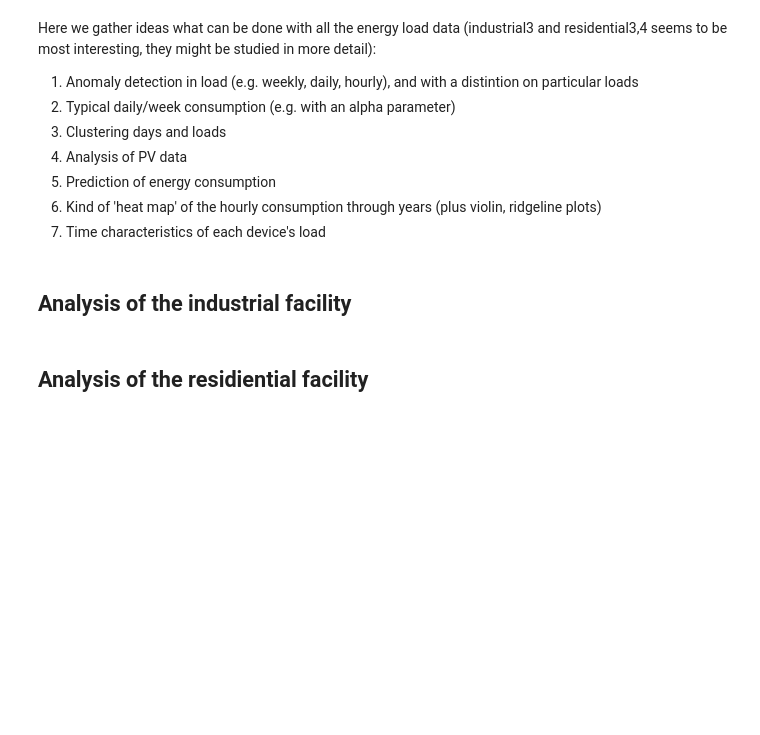
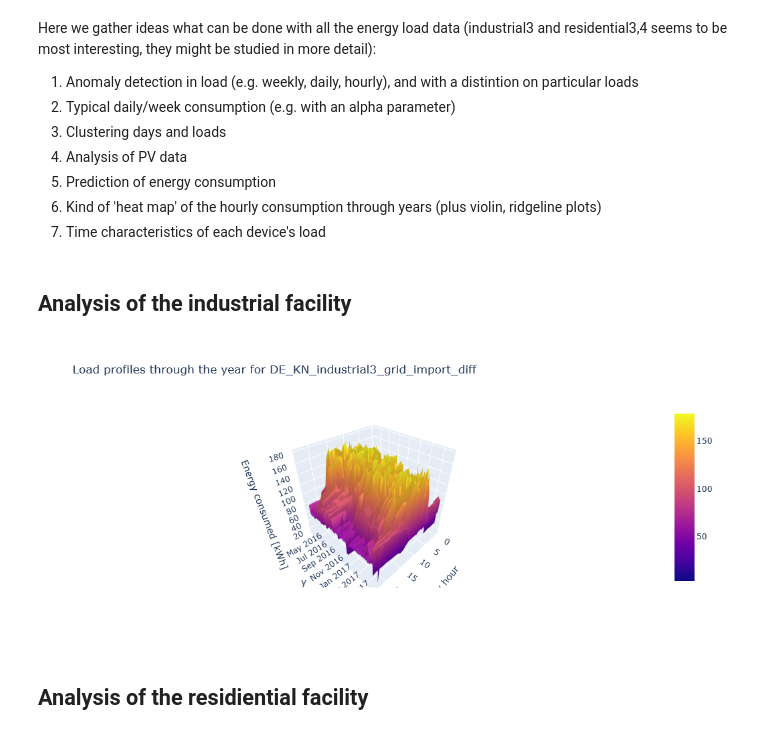
Before and after one commit to krzysiekbe/energy-analysis, a Jupyter notebook: energy.ipynb, the cells around one changed output. Saved outputs shown, nothing was run; the diff lists cells and outputs as text; code cells hidden in the pictures; blank space fills up the shorter version.

Commit message:
interactive plotly chart in notebook added

```diff
--- a/energy.ipynb
+++ b/energy.ipynb
@@ -77,24 +80,32 @@ for i, label in enumerate(labels):
 # %%
 # let's copy df related to e.g. industrial3
 df_ind = df_list[2].copy()
 
 # to visualize load profiles in 3d, we pivot df on date and hour demand
 df_ind['hour'] = df_ind.index.hour
 df_ind['date'] = df_ind.index.date
 for col in df_ind.columns[:-2]:
     df_pivot = df_ind.pivot(index='date', columns='hour', values=col)
 
     fig = go.Figure(data=[go.Surface(z=df_pivot.values,
                                     y = df_pivot.index,
                                     x = df_pivot.columns)])
 
     fig.update_layout(title='Load profiles through the year for {}'.format(col), autosize=True,
                       scene = dict(
                         xaxis_title='day hour',
                         zaxis_title="Energy consumed [kWh]")
                      )
 
-    fig.show(renderer='browser')
+#     fig.show(renderer='browser')
+
+    if col == 'DE_KN_industrial3_grid_import_diff':
+#         fig.show('png', width=1500, height=800)
+#         pio.write_image(fig, '{}.png'.format('3d_profile_load'))
+#         fig.write_html('{}'.format('3d_profile_load'))
+        iplot(fig)
+# %% [output]
+[figure, added]
 # %% [markdown]
 ## Analysis of the residiential facility
 # %%
```
Also changed, not shown: parts of 2 cells of this notebook, 3 other files.
